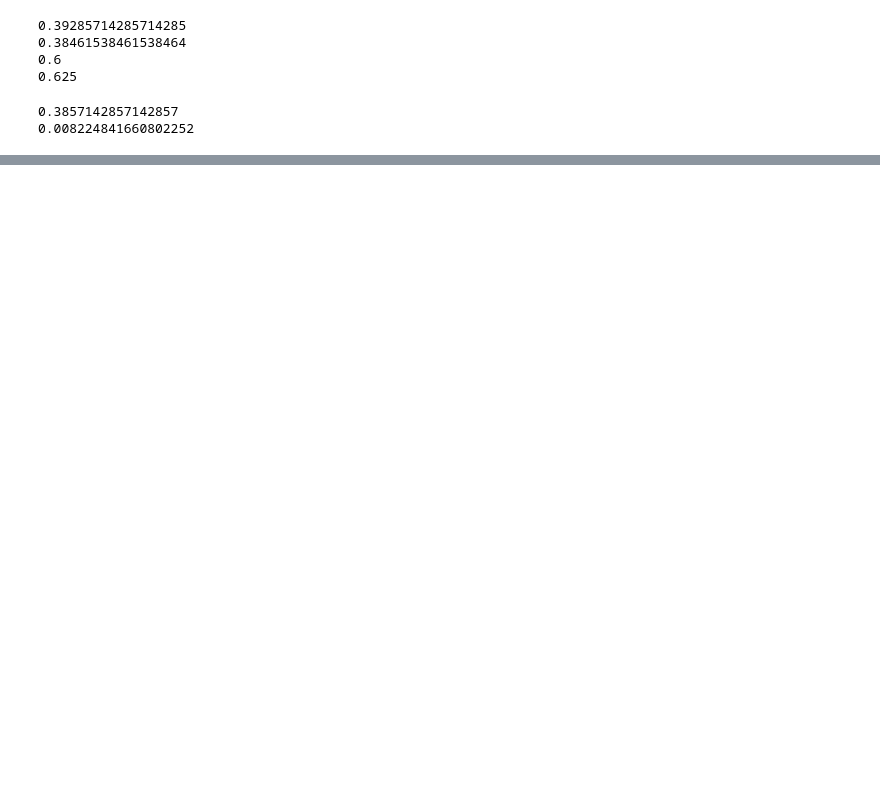
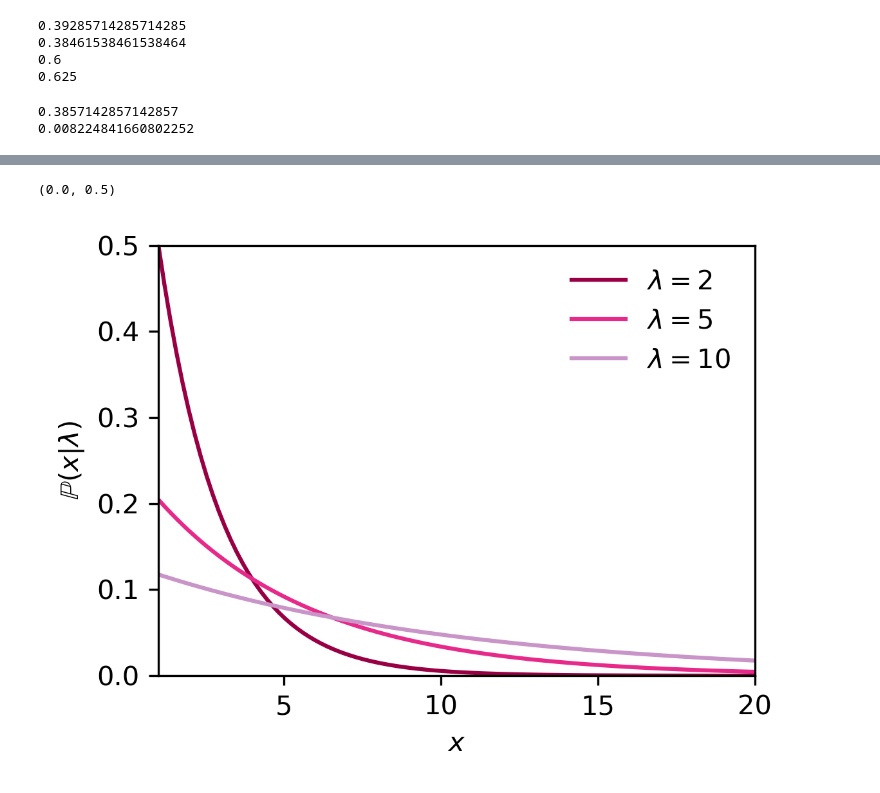
Before and after one commit to bKeungAuyeung/MSTA-HW3, a Jupyter notebook: bAuyeung_L3_MSTA.ipynb, the cells around one changed output, grey strips where cells are left out. Saved outputs shown, nothing was run; the diff lists cells and outputs as text; code cells hidden in the pictures; blank space fills up the shorter version.

```diff
--- a/bAuyeung_L3_MSTA.ipynb
+++ b/bAuyeung_L3_MSTA.ipynb
@@ -311,0 +353,37 @@ AttributeError: module 'numpy' has no attribute 'trapz'
+# %%
+lmbds = np.array([2,5,10]) # define lambda values for visualization
+
+def Z_func(lamb): # define Z function
+    return np.exp(-1/lamb) - np.exp(-20/lamb)
+
+def likelihood(x, lamb, x_axis, lamb_axis): # define likelihood
+
+    if len(x_axis) > len(lamb_axis): # use the longer array
+        L = np.zeros(len(x_axis))
+        for index, value in enumerate(x):
+            if value < 1 or value > 20: # guard clause: x must be between 1 and 20
+                print('x must be between 1 and 20')
+                return
+            else:
+                L[index] = (1/(Z_func(lamb))) * (1/lamb) * np.exp(-value/lamb)
+    else:
+        L = np.zeros(len(lamb_axis))
+        for index, value in enumerate(lamb):
+                L[index] = (1/(Z_func(value))) * (1/value) * np.exp(-x/value)
+    return L
+# %%
+x_axis = np.linspace(1, 20, 100) # define x values for visualization
+colors = ['#980043', '#e7298a', '#c994c7']
+
+fig, ax = subplots(figsize=(4, 3), dpi=300, tight_layout=True)
+
+for index, lamb in enumerate(lmbds):
+    ax.plot(x_axis, likelihood(x_axis, lamb, x_axis, lmbds), label=f'$\\lambda = {lamb}$', color=colors[index]) # plot likelihood for each lambda value
+plt.xlabel('$x$')
+plt.ylabel('$\\mathbb{P}(x|\\lambda)$')
+plt.legend(frameon = False, loc = 'best')
+plt.xlim(1, 20)
+plt.ylim(0, 0.5)
+# %% [output]
+(0.0, 0.5)
+[figure, added]
```
Also changed, not shown: parts of 12 cells of this notebook.
